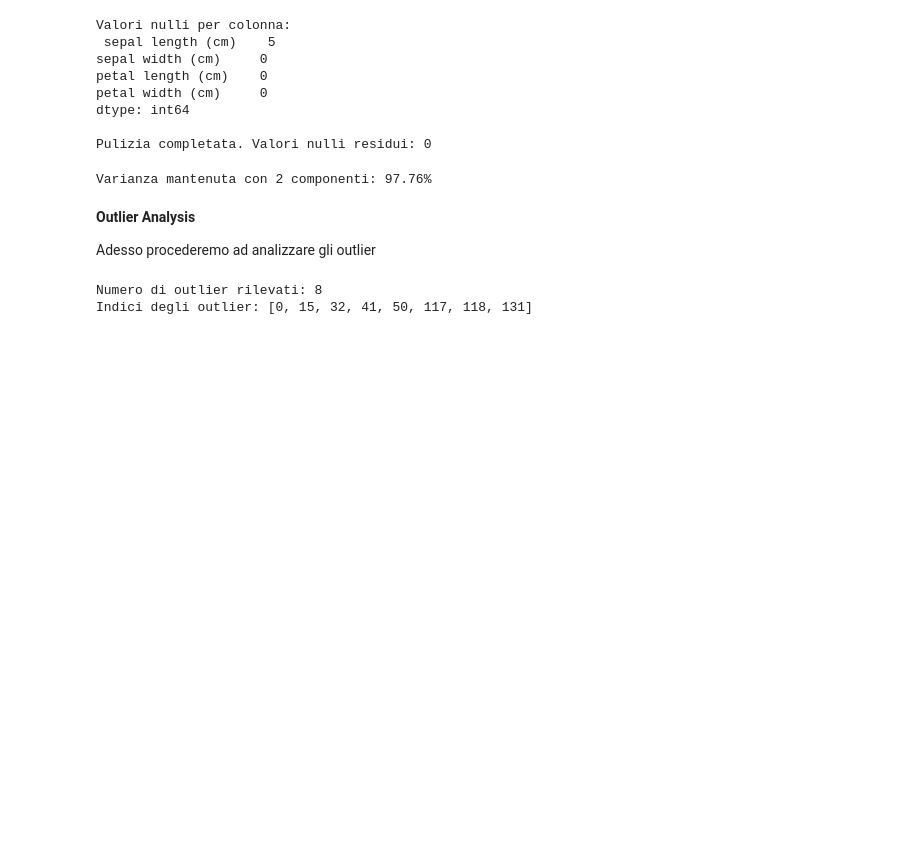
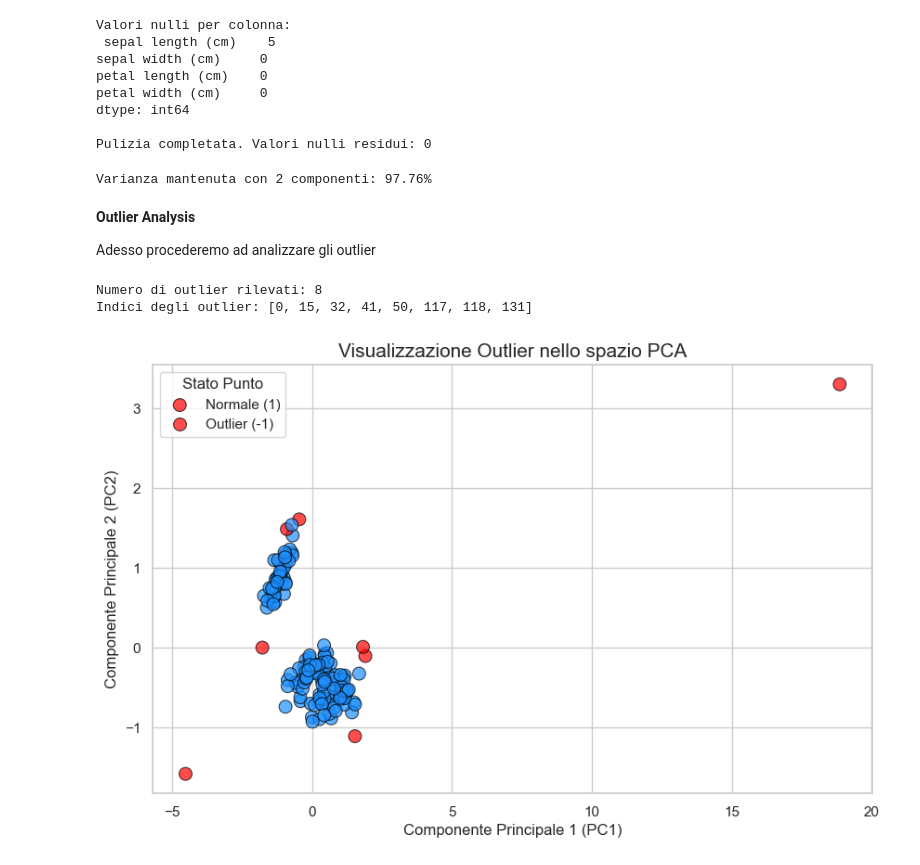
Before and after one commit to Anelgo02/BigData-notebooks, a Jupyter notebook: Esercizio di PreProcessing/Test.ipynb, the cells around one changed output. Saved outputs shown, nothing was run; the diff lists cells and outputs as text; code cells hidden in the pictures; blank space fills up the shorter version.

```diff
--- a/Esercizio di PreProcessing/Test.ipynb
+++ b/Esercizio di PreProcessing/Test.ipynb
@@ -88,3 +88,33 @@ print("Indici degli outlier:", df_results.index[df_results['is_outlier'] == -1].
 # %% [output]
 Numero di outlier rilevati: 8
 Indici degli outlier: [0, 15, 32, 41, 50, 117, 118, 131]
+# %%
+import matplotlib.pyplot as plt
+import seaborn as sns
+
+# Impostiamo lo stile
+sns.set_theme(style="whitegrid")
+plt.figure(figsize=(10, 6))
+
+# Creiamo lo scatter plot usando i componenti della PCA
+# Coloriamo i punti in base alla colonna 'is_outlier' che abbiamo creato prima
+sns.scatterplot(
+    x='PC1',
+    y='PC2',
+    hue='is_outlier',
+    palette={1: 'dodgerblue', -1: 'red'},
+    data=df_results,
+    s=100,
+    alpha=0.7,
+    edgecolor='black'
+)
+
+# Aggiungiamo titoli e legende
+plt.title('Visualizzazione Outlier nello spazio PCA', fontsize=15)
+plt.xlabel('Componente Principale 1 (PC1)', fontsize=12)
+plt.ylabel('Componente Principale 2 (PC2)', fontsize=12)
+plt.legend(title='Stato Punto', labels=['Normale (1)', 'Outlier (-1)'])
+
+plt.show()
+# %% [output]
+[figure, added]
```
Also changed, not shown: 3 other files.
